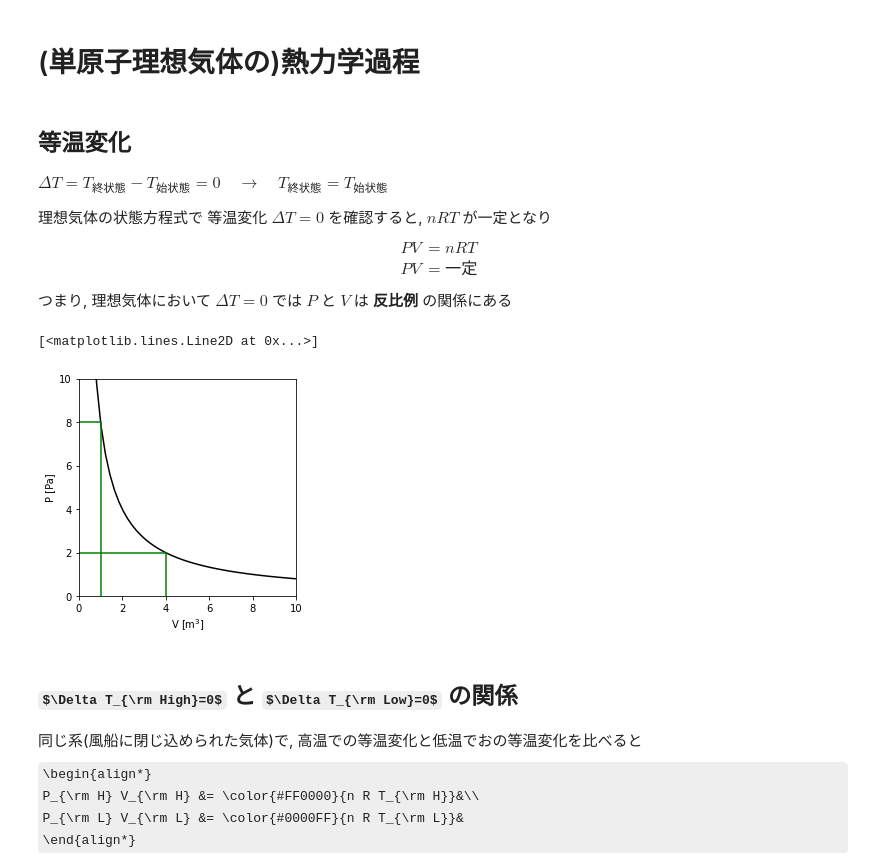
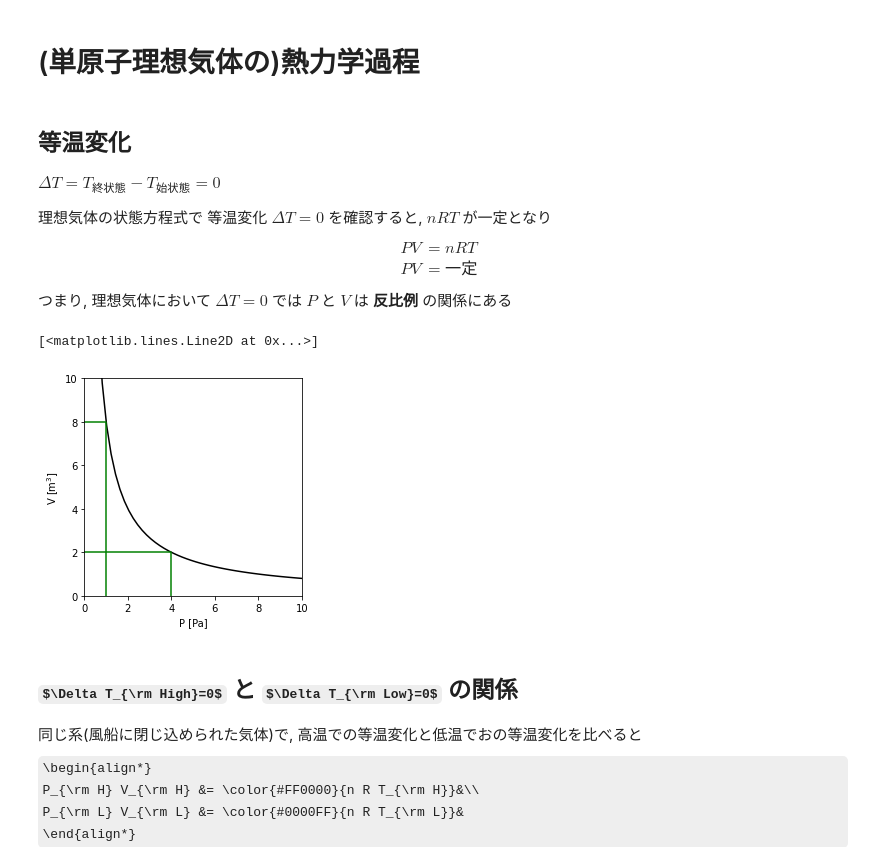
Before and after one commit to kzhkAKT/Physics2, a Jupyter notebook: 3331_等温変化_物理2.ipynb, the cells around one changed output. Saved outputs shown, nothing was run; the diff lists cells and outputs as text; code cells hidden in the pictures; some formulas as TeX source.

Commit message:
add the suffix for \Delta T=0

```diff
--- a/3331_等温変化_物理2.ipynb
+++ b/3331_等温変化_物理2.ipynb
@@ -5,7 +5,7 @@
 # %% [markdown]
 ## 等温変化
 
-$\Delta T = T_{終状態}-T_{始状態}=0 \quad \to \quad T_{終状態}=T_{始状態}$
+$\Delta T = T_{終状態}-T_{始状態}=0$
 
 理想気体の状態方程式で 等温変化 $\Delta T=0$ を確認すると,
 $nRT$ が一定となり
@@ -17,29 +17,29 @@ PV &= 一定&
 # %%
 #@title ΔT=0 では PV 一定
 %matplotlib inline
 
 import matplotlib.pyplot as plt
 import numpy as np
 
 x = np.linspace(0.001, 10, 50)
 
 fig = plt.figure()
 ax = fig.add_subplot(111)
 
 plt.xlim([0,10])
 plt.ylim([0,10])
 
 ax.set_aspect('equal', adjustable='box')
-ax.set_ylabel('P [Pa]')
-ax.set_xlabel('V [m$^3$]')
+ax.set_xlabel('P [Pa]')
+ax.set_ylabel('V [m$^3$]')
 
 plt.plot(x, 8/x, '-', color="k")
 plt.plot([0,1,1],[8,8,0],color="g")
 #plt.plot([0,2,2],[4,4,0],color="r")
 plt.plot([0,4,4],[2,2,0],color="g")
 # %% [output]
 [<matplotlib.lines.Line2D at 0x...>]
-[figure, old version]
+[figure, new version]
 # %% [markdown]
 ## $\Delta T_{\rm High}=0$ と $\Delta T_{\rm Low}=0$  の関係
 
```
Also changed, not shown: parts of 3 cells of this notebook.
